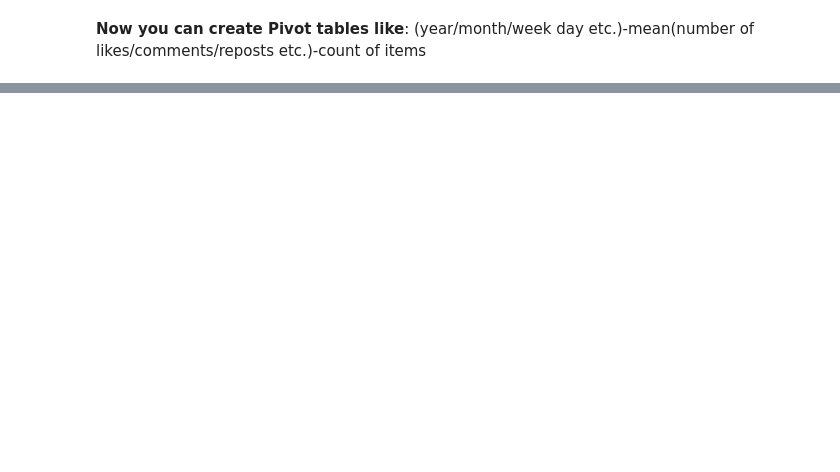
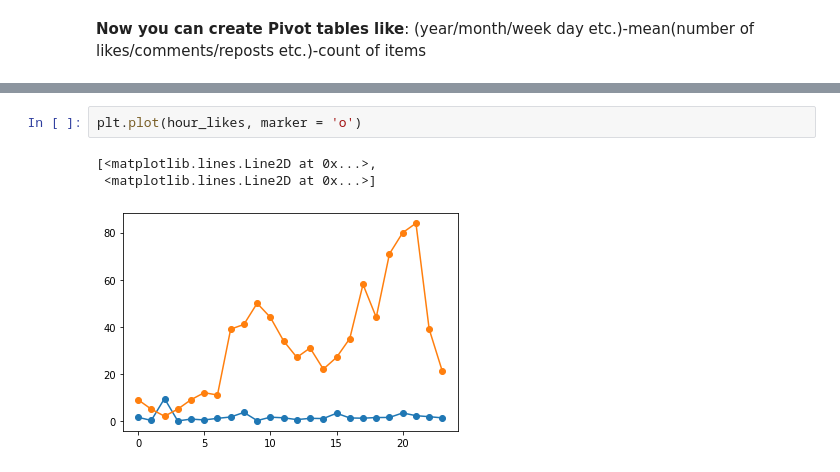
Before and after one commit to serereg/social_totalizer, a Jupyter notebook: totalizer/static/data/VK_Analysis.ipynb, the cells around one changed output, grey strips where cells are left out. Saved outputs shown, nothing was run; the diff lists cells and outputs as text; blank space fills up the shorter version.

```diff
--- a/totalizer/static/data/VK_Analysis.ipynb
+++ b/totalizer/static/data/VK_Analysis.ipynb
@@ -102,0 +90,6 @@ pd.pivot_table(df, index=["week_day"], values=["likes"], aggfunc=[np.mean, len])
+# %%
+plt.plot(hour_likes, marker = 'o')
+# %% [output]
+[<matplotlib.lines.Line2D at 0x...>,
+ <matplotlib.lines.Line2D at 0x...>]
+[figure, added]
```
Also changed, not shown: parts of 9 cells of this notebook.
